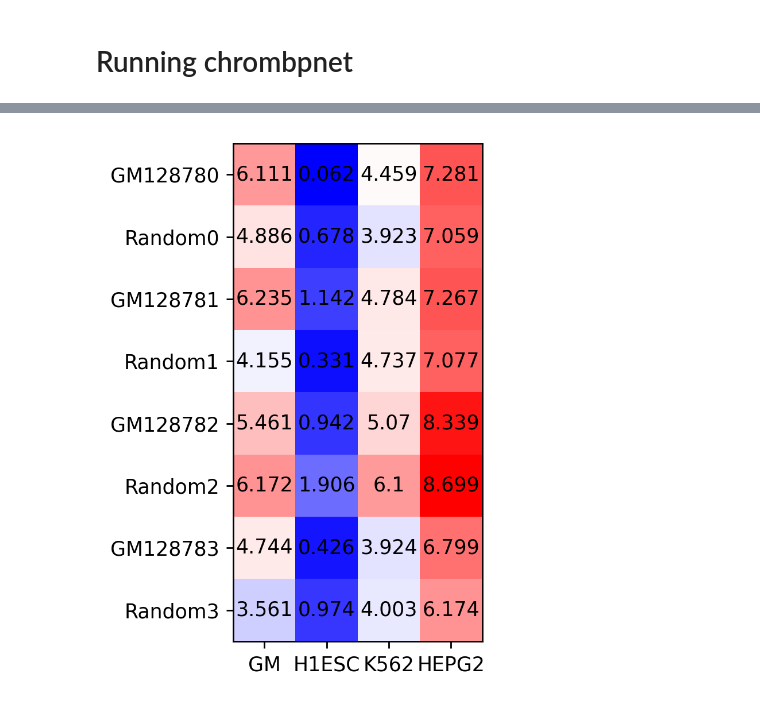
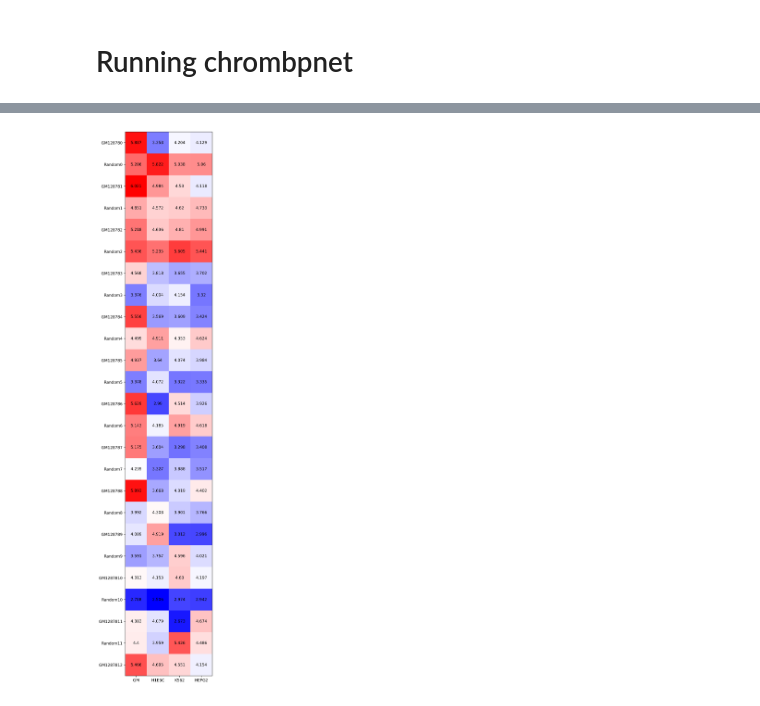
Before and after one commit to pinellolab/DNA-Diffusion, a Jupyter notebook: notebooks/experiments/chrombpnet-heatmap.ipynb, the cells around one changed output, grey strips where cells are left out. Cells and saved outputs as stored; diff of their text form; code cells hidden in the pictures.

Commit message:
included normalization

```diff
--- a/notebooks/experiments/chrombpnet-heatmap.ipynb
+++ b/notebooks/experiments/chrombpnet-heatmap.ipynb
@@ -29,0 +30,4 @@ To enable them in other operations, rebuild TensorFlow with the appropriate comp
+# %%
+import pandas as pd
+df = pd.read_csv('/kaggle/input/chrombpnet-data/processed_data_removed.txt')
+df.head()
@@ -53,7 +64,6 @@ Successfully installed IPy-1.1 compress_json-1.0.8 dateparser-1.1.6 jaro-winkler
 WARNING: Running pip as the 'root' user can result in broken permissions and conflicting behaviour with the system package manager. It is recommended to use a virtual environment instead: https://pip. ...
 # %%
 df = df.rename(columns={'chr': 'chrom', 'start': 'chromStart', 'end': 'chromEnd'})
-df = df.drop(['sequence'], axis=1)
 
 a = []
 b = []
@@ -104,3 +114,17 @@ def preprocess_sequence(seq):
     b = np.zeros((sequence.size, sequence.max() + 1))
     b[np.arange(sequence.size), sequence] = 1
     return b[None, :]
+
+def plot_chrom_accessibility(k562_output, gm12878_output, hepg2_output, h1esc_output, window=200):
+    one_kb_window = int((window//2)/2114*1000)
+    plt.plot(list(range(94)), k562_output[0][0, 500-one_kb_window:500+one_kb_window], "r-")
+    plt.plot(list(range(94)), gm12878_output[0][0, 500-one_kb_window:500+one_kb_window], "g-")
+    plt.plot(list(range(94)), hepg2_output[0][0, 500-one_kb_window:500+one_kb_window], "b-")
+    plt.plot(list(range(94)), h1esc_output[0][0, 500-one_kb_window:500+one_kb_window], "y-")
+    plt.title('Chromatin Accessibility')
+
+def quantile_normalization(A):
+        AA = np.zeros_like(A)
+        I = np.argsort(A, axis=0)
+        AA[I, np.arange(A.shape[1])] = np.mean(A[I, np.arange(A.shape[1])], axis=1)[:, np.newaxis]
+        return AA
@@ -131,4 +147,5 @@ for row_num, row in tqdm(df.iterrows(), total=df.shape[0]):
         else: labels.append('Random' + str(row_num))
 
 heatmap = np.array(heatmap)
+heatmap = quantile_normalization(heatmap)
 # %% [output]
@@ -143,14 +169,18 @@ heatmap = np.array(heatmap)
 # %%
 cell_type = ["GM", "H1ESC", "K562", "HEPG2"]
 fig, ax = plt.subplots()
-im = ax.imshow(heatmap, cmap=mpl.colormaps['bwr'])
+fig.set_figheight(20)
+fig.set_figwidth(20)
+im = ax.imshow(heatmap[:25, :], cmap=mpl.colormaps['bwr'])
 ax.set_xticks(np.arange(len(cell_type)), labels=cell_type)
-ax.set_yticks(np.arange(len(labels)), labels=labels)
+# ax.set_yticks(np.arange(len(labels)), labels=labels)
+ax.set_yticks(np.arange(25), labels=labels[:25])
 
-for i in range(len(labels)):
+
+for i in range(25):
     for j in range(len(cell_type)):
         text = ax.text(j, i, round(heatmap[i, j], 3), ha="center", va="center", color="black")
 fig.tight_layout()
 plt.show()
 # %% [output]
-[figure, old version]
+[figure, new version]
```
Also changed, not shown: parts of 5 cells of this notebook.
